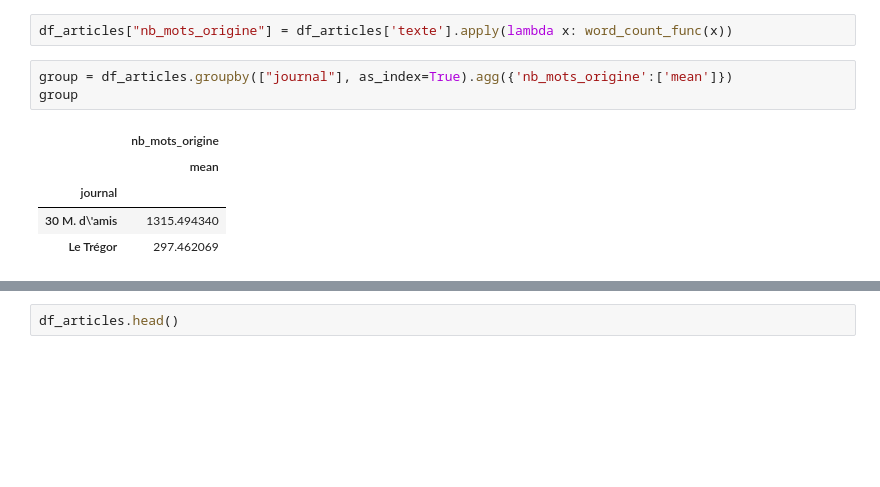
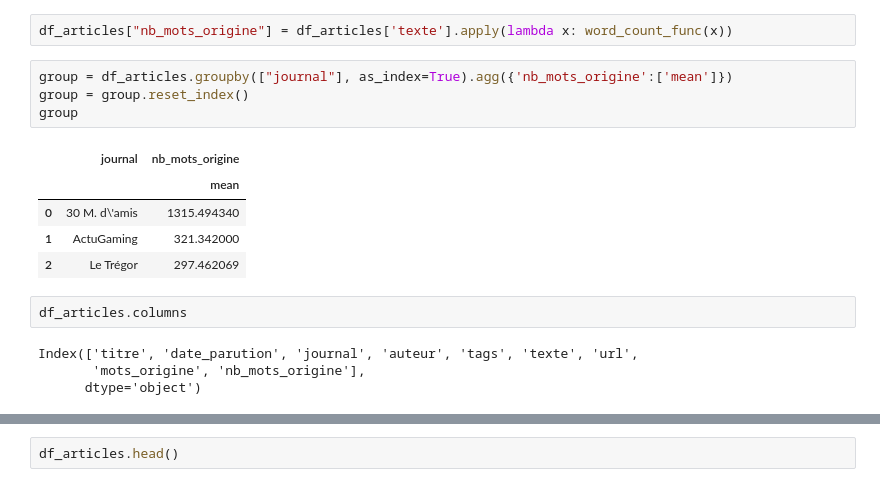
Before and after one commit to aurao22/ema_lannuontimes, a Jupyter notebook: news_paper_nlp_pre_processing.ipynb, the cells around one changed output, grey strips where cells are left out. Saved outputs shown, nothing was run; the diff lists cells and outputs as text; blank space fills up the shorter version.

```diff
--- a/news_paper_nlp_pre_processing.ipynb
+++ b/news_paper_nlp_pre_processing.ipynb
@@ -63,10 +64,17 @@ df_articles = df_word_tokenize(df_articles, text_col_name='texte', token_col_nam
 df_articles["nb_mots_origine"] = df_articles['texte'].apply(lambda x: word_count_func(x))
 # %%
 group = df_articles.groupby(["journal"], as_index=True).agg({'nb_mots_origine':['mean']})
+group = group.reset_index()
 group
 # %% [output]
-|  | nb_mots_origine |
-|  | mean |
-| journal |  |
-| 30 M. d\'amis | 1315.494340 |
-| Le Trégor | 297.462069 |
+|  | journal | nb_mots_origine |
+|  |  | mean |
+| 0 | 30 M. d\'amis | 1315.494340 |
+| 1 | ActuGaming | 321.342000 |
+| 2 | Le Trégor | 297.462069 |
+# %%
+df_articles.columns
+# %% [output]
+Index(['titre', 'date_parution', 'journal', 'auteur', 'tags', 'texte', 'url',
+       'mots_origine', 'nb_mots_origine'],
+      dtype='object')
```
Also changed, not shown: parts of 13 cells of this notebook.
